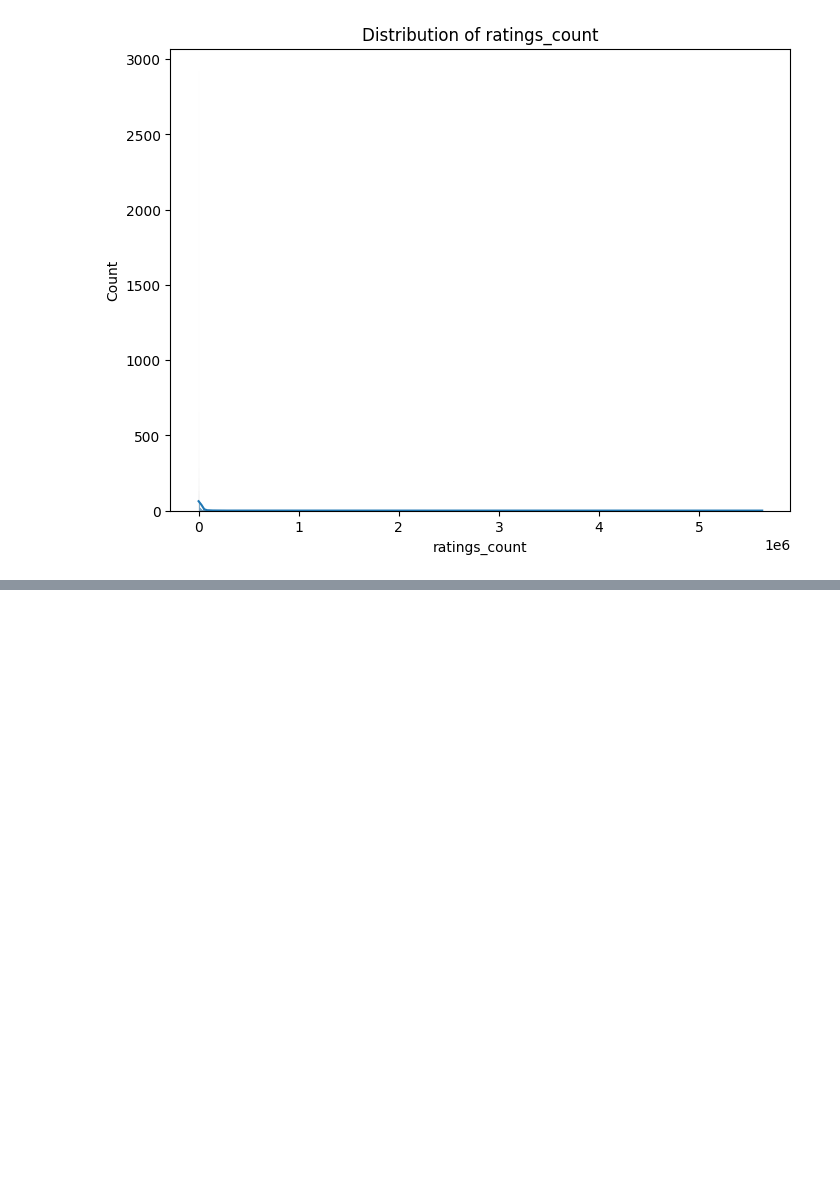
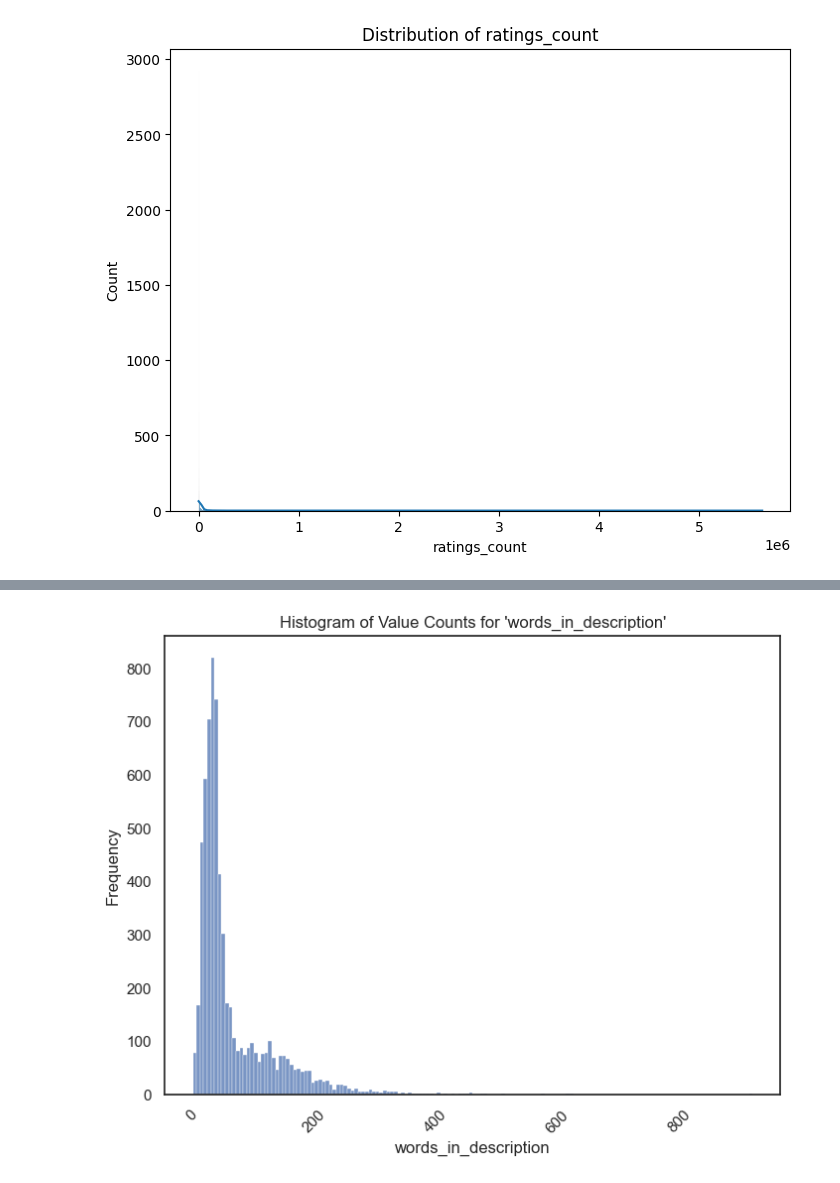
Before and after one commit to MinhTran1506/book_recommender, a Jupyter notebook: data_exploration.ipynb, the cells around one changed output, grey strips where cells are left out. Saved outputs shown, nothing was run; the diff lists cells and outputs as text; code cells hidden in the pictures; blank space fills up the shorter version.

```diff
--- a/data_exploration.ipynb
+++ b/data_exploration.ipynb
@@ -165,0 +200,7 @@ explore_column_distributions(df=books)
+# %%
+book_missing = books[~(books["description"].isna()) &
+      ~(books["num_pages"].isna()) &
+      ~(books["average_rating"].isna()) &
+      ~(books["published_year"].isna())
+      ]
+book_missing
@@ -165,0 +239,2 @@ explore_column_distributions(df=books)
+# %%
+book_missing["words_in_description"] = book_missing["description"].str.split().str.len()
@@ -165,0 +256,9 @@ explore_column_distributions(df=books)
+# %%
+plt.figure(figsize=(8, 6))
+sns.histplot(book_missing["words_in_description"], kde=False)
+plt.title(f"Histogram of Value Counts for 'words_in_description'")
+plt.ylabel("Frequency")
+plt.xticks(rotation=45)
+plt.show()
+# %% [output]
+[figure, added]
```
Also changed, not shown: parts of 21 cells of this notebook, 2 other files.
